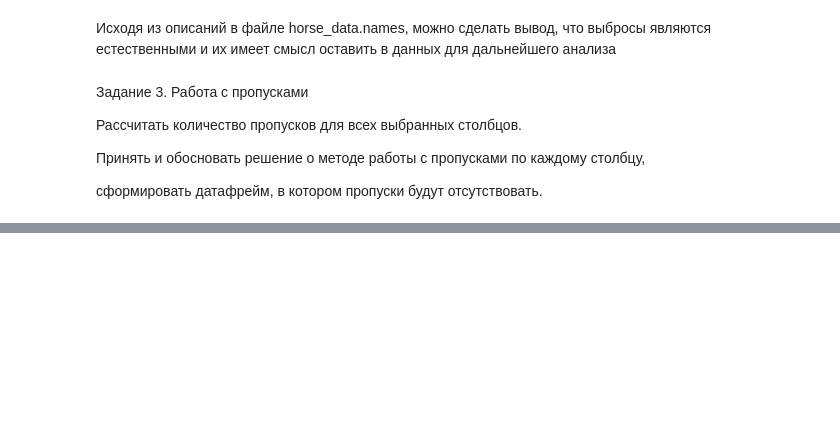
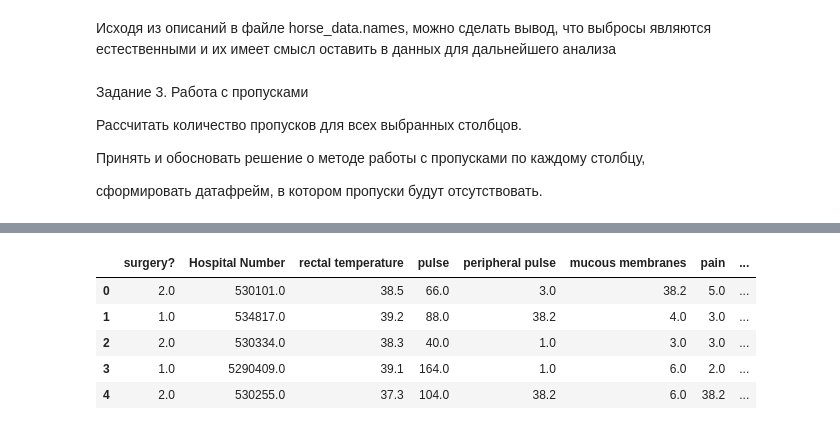
Before and after one commit to spenser78/winter, a Jupyter notebook: Решение домашнего задания к лекции Основы статистики.ipynb, the cells around one changed output, grey strips where cells are left out. Drawn from its saved outputs; the diff is of its cells as text; code cells hidden in the pictures; blank space fills up the shorter version.

```diff
--- a/Решение домашнего задания к лекции Основы статистики.ipynb
+++ b/Решение домашнего задания к лекции Основы статистики.ipynb
@@ -173,0 +144,27 @@ packed cell volume - 9.7%
+# %%
+# В столбце 'rectal temperature' разброс значений очень небольшой, выбросы отсутствуют.
+# При этом общее количество пропусков - 20%.
+# Можно предположить, что подстановка медианного значения не исказит картину:
+relevant_data_rt_filled = relevant_data.fillna(relevant_data['rectal temperature'].median())
+
+# Так же мы видим, что для столбца 'packed cell volume' количество выбросов - всего три из всей выборки.
+# Поскольку здесь количество пропусков меньше - используем подстановку модального значения:
+# это так же не сильно исказит результаты:
+relevant_data_pcv_filled = relevant_data_rt_filled.fillna(relevant_data_rt_filled['packed cell volume'].mode()[0])
+
+# По столбцам 'surgery?', 'peripheral pulse', 'mucous membranes' и 'pain' - подставлю моду, потому что они категориальные:
+relevant_data_almost_done = relevant_data_pcv_filled.fillna(relevant_data_pcv_filled['surgery?'].mode()[0]).fillna(relevant_data_pcv_filled['peripheral pulse'].mode()[0]).fillna(relevant_data_pcv_filled['mucous membranes'].mode()[0]).fillna(relevant_data_pcv_filled['pain'].mode()[0])
+
+# Для столбца 'packed cell volume' в учебных целях применю замену на среднее арифметическое:
+result = relevant_data_almost_done.fillna(relevant_data_almost_done['packed cell volume'].mean())
+
+# Финальный датафрейм:
+
+result.head()
+# %% [output]
+|  | surgery? | Hospital Number | rectal temperature | pulse | peripheral pulse | mucous membranes | pain | ... |
+| 0 | 2.0 | 530101.0 | 38.5 | 66.0 | 3.0 | 38.2 | 5.0 | ... |
+| 1 | 1.0 | 534817.0 | 39.2 | 88.0 | 38.2 | 4.0 | 3.0 | ... |
+| 2 | 2.0 | 530334.0 | 38.3 | 40.0 | 1.0 | 3.0 | 3.0 | ... |
+| 3 | 1.0 | 5290409.0 | 39.1 | 164.0 | 1.0 | 6.0 | 2.0 | ... |
+| 4 | 2.0 | 530255.0 | 37.3 | 104.0 | 38.2 | 6.0 | 38.2 | ... |
```
Also changed, not shown: parts of 6 cells of this notebook, 5 other files.
